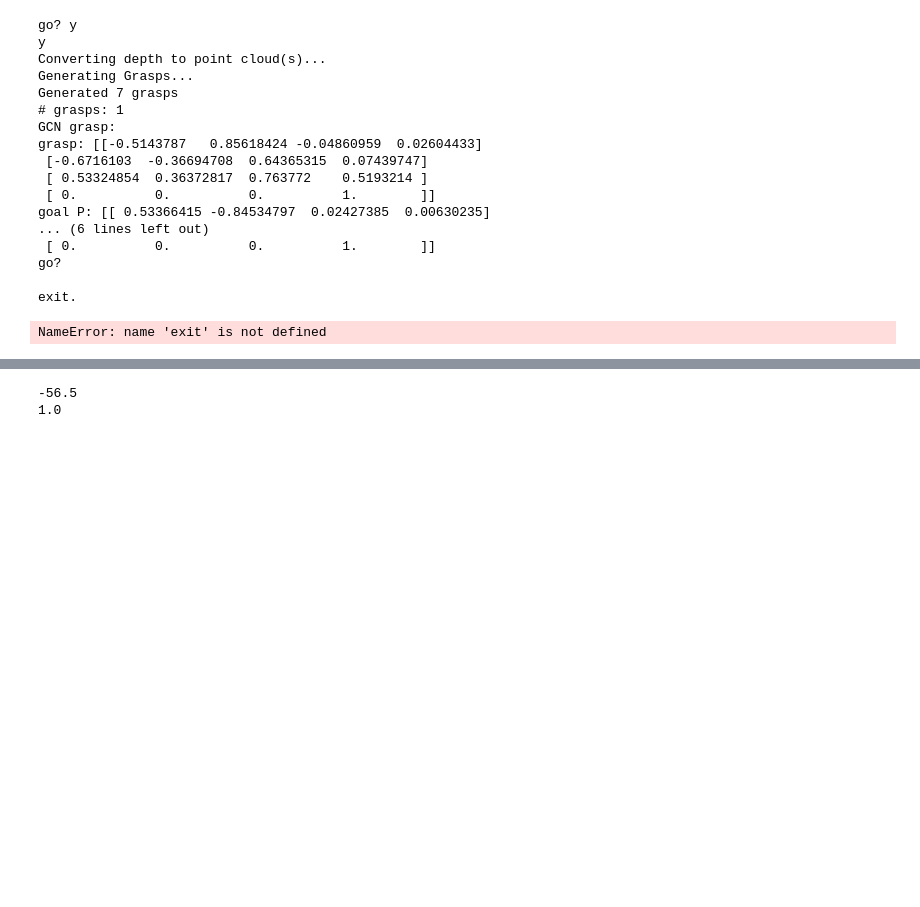
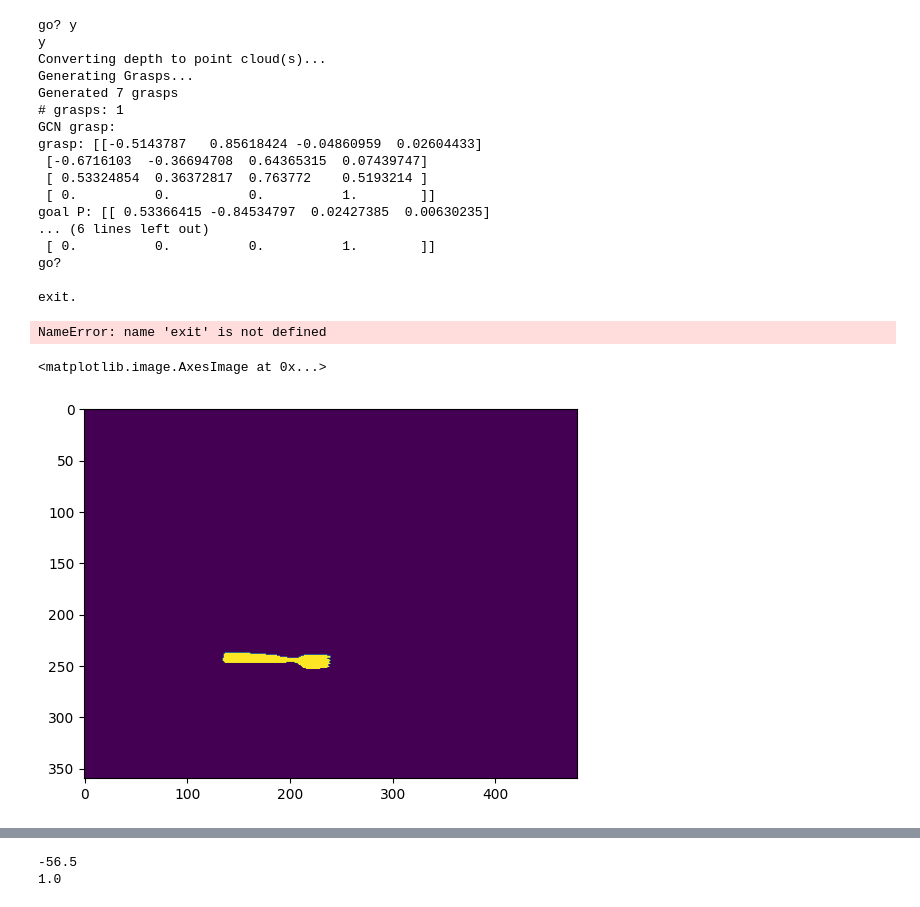
Before and after one commit to hogunkee/TSMCTS, a Jupyter notebook: realrobot/Test.ipynb, the cells around one changed output, grey strips where cells are left out. Saved outputs shown, nothing was run; the diff lists cells and outputs as text; code cells hidden in the pictures; blank space fills up the shorter version.

```diff
--- a/realrobot/Test.ipynb
+++ b/realrobot/Test.ipynb
@@ -732,3 +787,8 @@ go?
 
 exit.
 NameError: name 'exit' is not defined
+# %%
+plt.imshow(env.current_obs['segmentation']==1)
+# %% [output]
+<matplotlib.image.AxesImage at 0x...>
+[figure, added]
```
Also changed, not shown: parts of 27 cells of this notebook, 9 other files.
